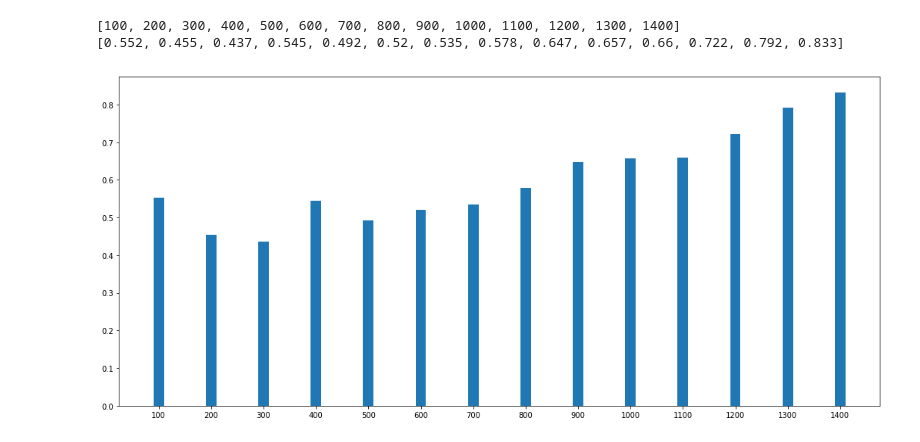
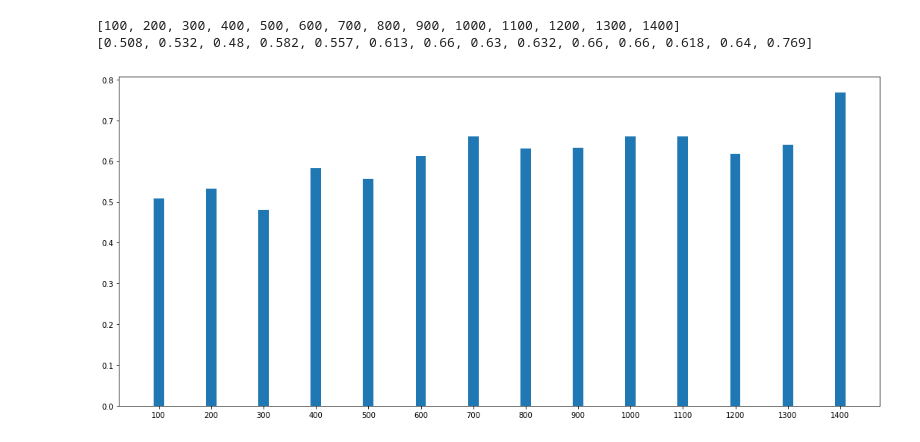
Before and after one commit to geokaragiannis/statchecker, a Jupyter notebook: active_learning_plots.ipynb, the cells around one changed output. Saved outputs shown, nothing was run; the diff lists cells and outputs as text; code cells hidden in the pictures.

Commit message:
chore: plots active learning

```diff
--- a/active_learning_plots.ipynb
+++ b/active_learning_plots.ipynb
@@ -4,2 +5,2 @@ import matplotlib.pyplot as plt
 # %%
-RES_PATH = "data/active_learning/val_accuracy_list_sure.csv"
+RES_PATH = "data/active_learning/"
@@ -25,0 +7,6 @@ df
+# %%
+df_random = pd.read_csv(os.path.join(RES_PATH, "val_accuracy_list_random2.csv"))
+df_unsure = pd.read_csv(os.path.join(RES_PATH, "val_accuracy_list_unsure.csv"))
+df_cluster10 = pd.read_csv(os.path.join(RES_PATH, "val_accuracy_list_cluster_one_model_10_clusters.csv"))
+df_cluster8 = pd.read_csv(os.path.join(RES_PATH, "val_accuracy_list_cluster_one_model_10_clusters.csv"))
+df_cluster6 = pd.read_csv(os.path.join(RES_PATH, "val_accuracy_list_cluster_one_model_10_clusters.csv"))
@@ -51,0 +37,6 @@ df
+# %%
+df_random["avg"] = df_random.apply(apply_avg, axis=1)
+df_unsure["avg"] = df_unsure.apply(apply_avg, axis=1)
+df_cluster10["avg"] = df_cluster10.apply(apply_avg, axis=1)
+df_cluster8["avg"] = df_cluster8.apply(apply_avg, axis=1)
+df_cluster6["avg"] = df_cluster6.apply(apply_avg, axis=1)
@@ -65,13 +104,13 @@ df.plot.bar(rot=0, figsize=(18,10))
 # %%
-x = [i for i in range(100, 100*(len(df)+1), 100)]
+x = [i for i in range(100, 100*(len(df_random)+1), 100)]
 print(x)
-acc = list(df["avg"])
+acc = list(df_random["avg"])
 print(acc)
 fig, ax = plt.subplots(figsize=(18,8))
 plt.bar(x, acc, width=20)
 plt.xticks(x, x)
 plt.show()
 # %% [output]
 [100, 200, 300, 400, 500, 600, 700, 800, 900, 1000, 1100, 1200, 1300, 1400]
-[0.552, 0.455, 0.437, 0.545, 0.492, 0.52, 0.535, 0.578, 0.647, 0.657, 0.66, 0.722, 0.792, 0.833]
+[0.508, 0.532, 0.48, 0.582, 0.557, 0.613, 0.66, 0.63, 0.632, 0.66, 0.66, 0.618, 0.64, 0.769]
-[figure, old version]
+[figure, new version]
```
Also changed, not shown: parts of 22 cells of this notebook.
